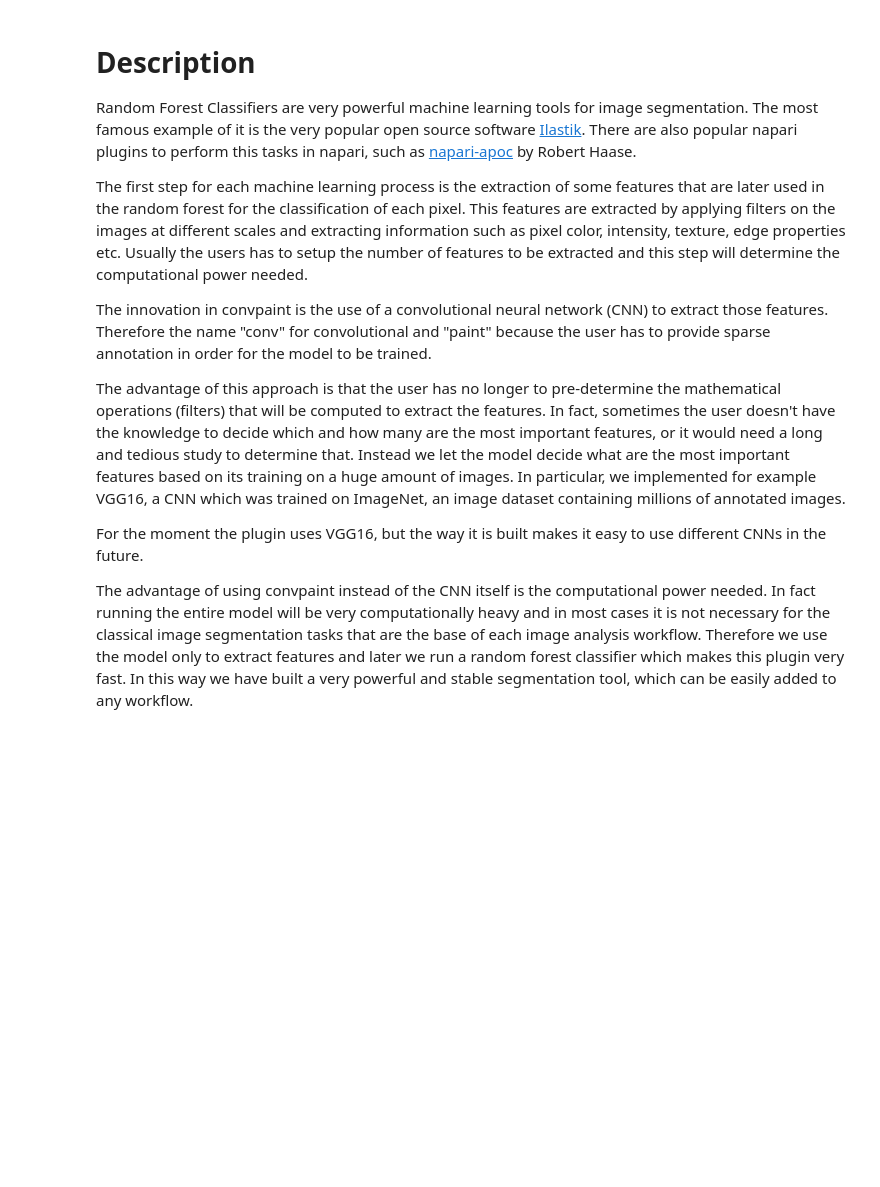
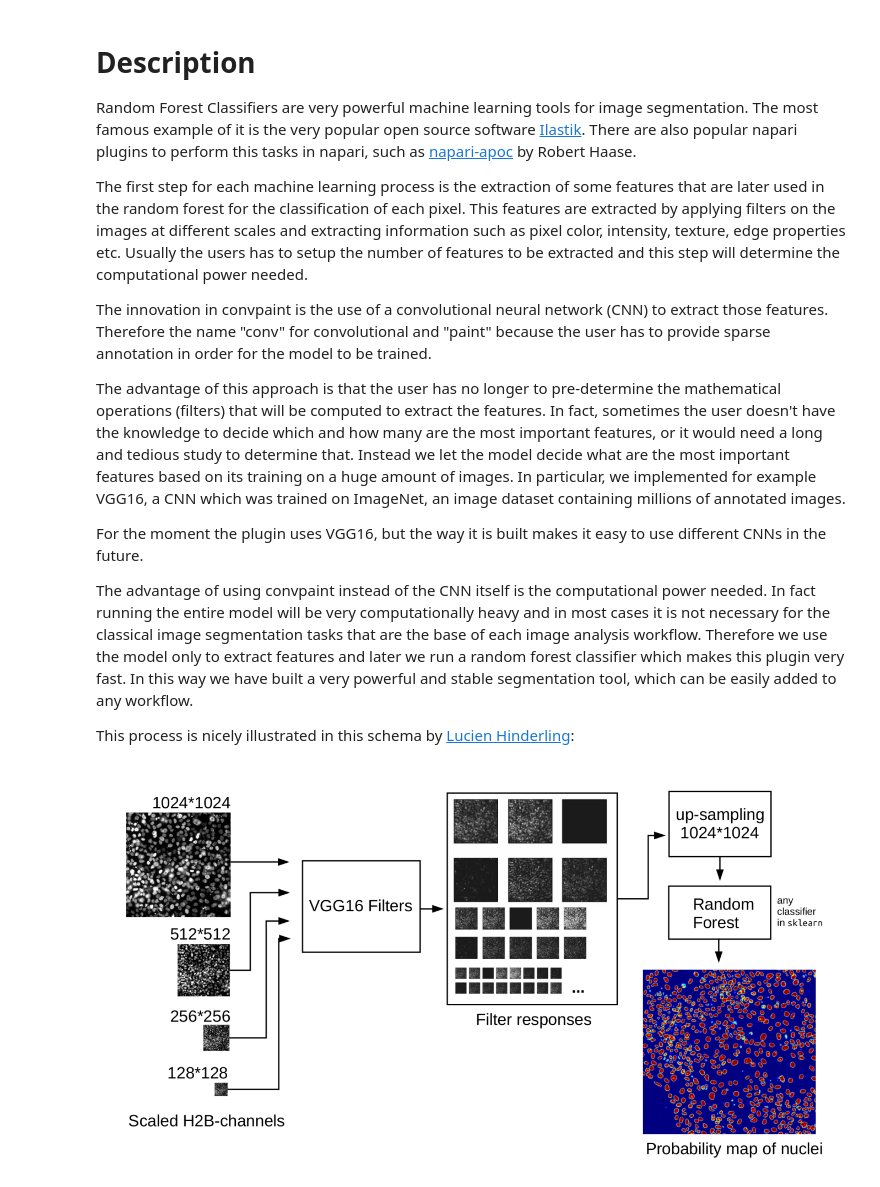
Before and after one commit to guiwitz/napari-convpaint, a Jupyter notebook: book/Description.ipynb, the cells around one changed output. Saved outputs shown, nothing was run; the diff lists cells and outputs as text; code cells hidden in the pictures; blank space fills up the shorter version.

Commit message:
updated description with schema

```diff
--- a/book/Description.ipynb
+++ b/book/Description.ipynb
@@ -11,3 +13,9 @@ The advantage of this approach is that the user has no longer to pre-determine t
 For the moment the plugin uses VGG16, but the way it is built makes it easy to use different CNNs in the future.
 
 The advantage of using convpaint instead of the CNN itself is the computational power needed. In fact running the entire model will be very computationally heavy and in most cases it is not necessary for the classical image segmentation tasks that are the base of each image analysis workflow. Therefore we use the model only to extract features and later we run a random forest classifier which makes this plugin very fast. In this way we have built a very powerful and stable segmentation tool, which can be easily added to any workflow.
+
+This process is nicely illustrated in this schema by [Lucien Hinderling](https://github.com/hinderling/napari_pixel_classifier):
+# %%
+Image('../images/filter_set.png')
+# %% [output]
+[figure, added]
```
Also changed, not shown: parts of 1 cell of this notebook.
